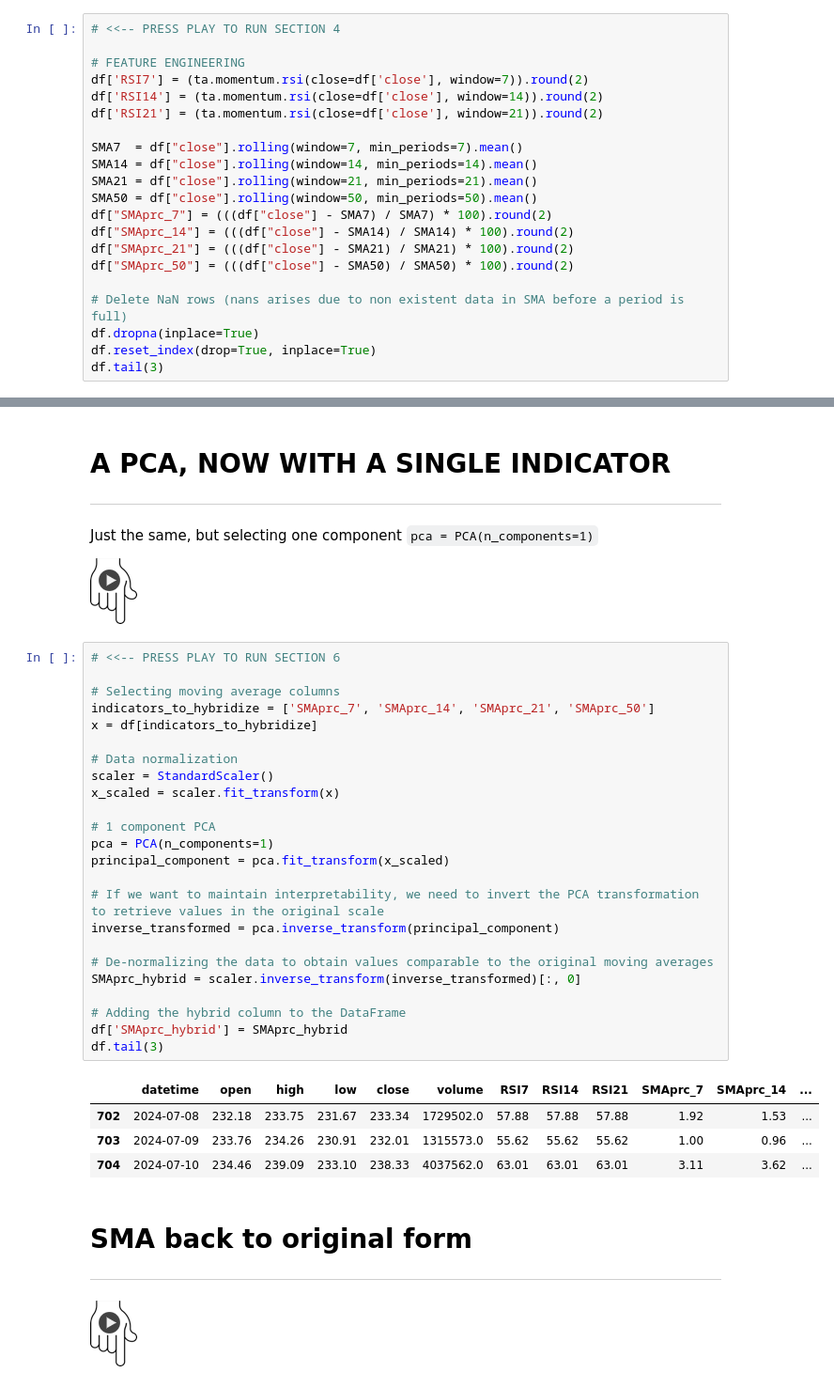
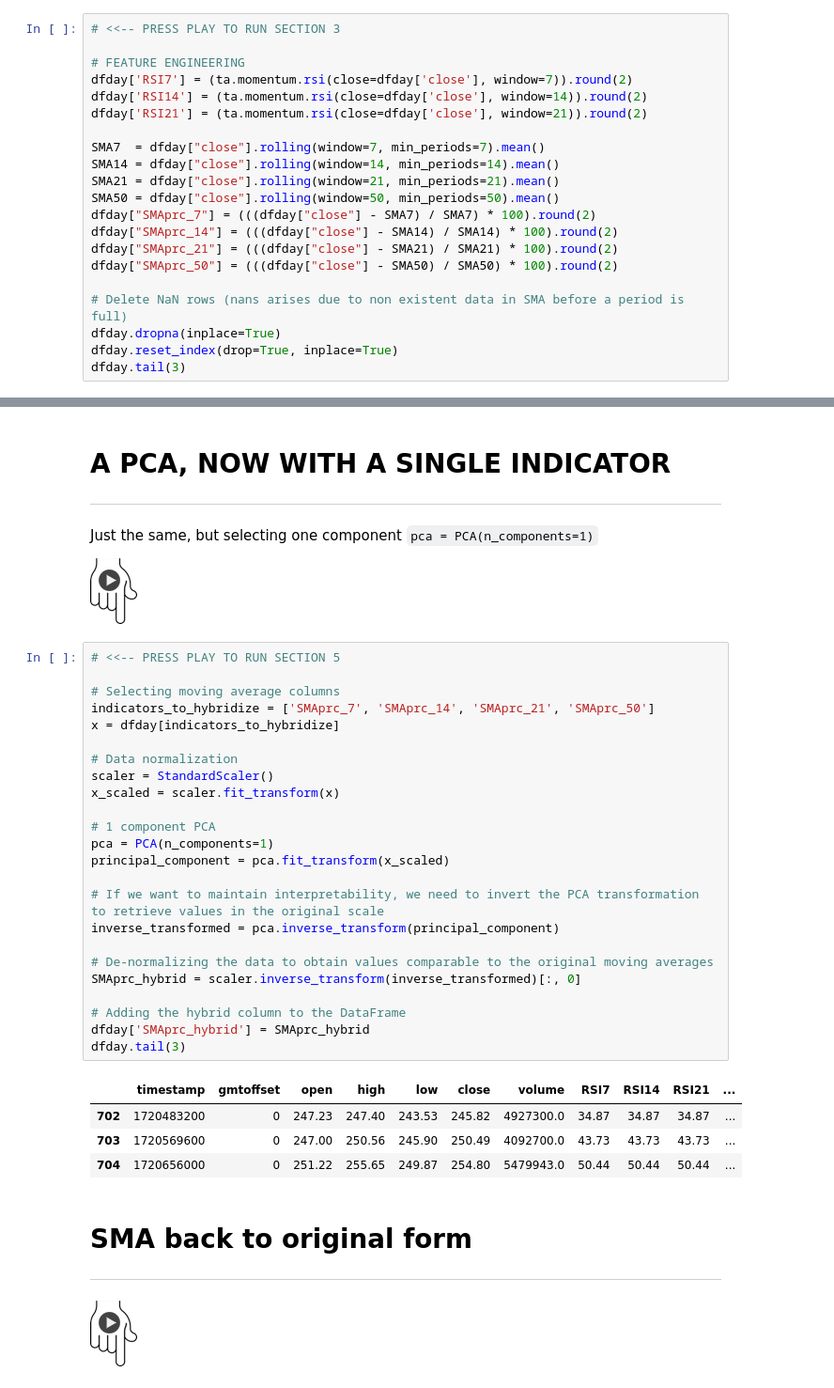
Before and after one commit to AImetricsIO/udemy_advances_ta_ml, a Jupyter notebook: Hybrid_Indicator_Apple.ipynb, the cells around one changed output, grey strips where cells are left out. Shown at 94% size. Cells and saved outputs as stored; diff of their text form.

```diff
--- a/Hybrid_Indicator_Apple.ipynb
+++ b/Hybrid_Indicator_Apple.ipynb
@@ -141,24 +127,24 @@ There's a document in the course explaining why we must transform price based in
 
 ![de_play.png](embedded-picture-1)
 # %%
-# <<-- PRESS PLAY TO RUN SECTION 4
+# <<-- PRESS PLAY TO RUN SECTION 3
 
 # FEATURE ENGINEERING
-df['RSI7'] = (ta.momentum.rsi(close=df['close'], window=7)).round(2)
-df['RSI14'] = (ta.momentum.rsi(close=df['close'], window=14)).round(2)
-df['RSI21'] = (ta.momentum.rsi(close=df['close'], window=21)).round(2)
+dfday['RSI7'] = (ta.momentum.rsi(close=dfday['close'], window=7)).round(2)
+dfday['RSI14'] = (ta.momentum.rsi(close=dfday['close'], window=14)).round(2)
+dfday['RSI21'] = (ta.momentum.rsi(close=dfday['close'], window=21)).round(2)
 
-SMA7  = df["close"].rolling(window=7, min_periods=7).mean()
-SMA14 = df["close"].rolling(window=14, min_periods=14).mean()
-SMA21 = df["close"].rolling(window=21, min_periods=21).mean()
-SMA50 = df["close"].rolling(window=50, min_periods=50).mean()
-df["SMAprc_7"] = (((df["close"] - SMA7) / SMA7) * 100).round(2)
-df["SMAprc_14"] = (((df["close"] - SMA14) / SMA14) * 100).round(2)
-df["SMAprc_21"] = (((df["close"] - SMA21) / SMA21) * 100).round(2)
-df["SMAprc_50"] = (((df["close"] - SMA50) / SMA50) * 100).round(2)
+SMA7  = dfday["close"].rolling(window=7, min_periods=7).mean()
+SMA14 = dfday["close"].rolling(window=14, min_periods=14).mean()
+SMA21 = dfday["close"].rolling(window=21, min_periods=21).mean()
+SMA50 = dfday["close"].rolling(window=50, min_periods=50).mean()
+dfday["SMAprc_7"] = (((dfday["close"] - SMA7) / SMA7) * 100).round(2)
+dfday["SMAprc_14"] = (((dfday["close"] - SMA14) / SMA14) * 100).round(2)
+dfday["SMAprc_21"] = (((dfday["close"] - SMA21) / SMA21) * 100).round(2)
+dfday["SMAprc_50"] = (((dfday["close"] - SMA50) / SMA50) * 100).round(2)
 
 # Delete NaN rows (nans arises due to non existent data in SMA before a period is full)
-df.dropna(inplace=True)
-df.reset_index(drop=True, inplace=True)
-df.tail(3)
+dfday.dropna(inplace=True)
+dfday.reset_index(drop=True, inplace=True)
+dfday.tail(3)
 # %% [output]
@@ -219,34 +205,34 @@ Just the same, but selecting one component `pca = PCA(n_components=1)`
 
 ![de_play.png](embedded-picture-1)
 # %%
-# <<-- PRESS PLAY TO RUN SECTION 6
+# <<-- PRESS PLAY TO RUN SECTION 5
 
 # Selecting moving average columns
 indicators_to_hybridize = ['SMAprc_7', 'SMAprc_14', 'SMAprc_21', 'SMAprc_50']
-x = df[indicators_to_hybridize]
+x = dfday[indicators_to_hybridize]
 
 # Data normalization
 scaler = StandardScaler()
 x_scaled = scaler.fit_transform(x)
 
 # 1 component PCA
 pca = PCA(n_components=1)
 principal_component = pca.fit_transform(x_scaled)
 
 # If we want to maintain interpretability, we need to invert the PCA transformation to retrieve values in the original scale
 inverse_transformed = pca.inverse_transform(principal_component)
 
 # De-normalizing the data to obtain values comparable to the original moving averages
 SMAprc_hybrid = scaler.inverse_transform(inverse_transformed)[:, 0]
 
 # Adding the hybrid column to the DataFrame
-df['SMAprc_hybrid'] = SMAprc_hybrid
-df.tail(3)
+dfday['SMAprc_hybrid'] = SMAprc_hybrid
+dfday.tail(3)
 # %% [output]
-|  | datetime | open | high | low | close | volume | RSI7 | RSI14 | RSI21 | SMAprc_7 | SMAprc_14 | ... |
-| 702 | 2024-07-08 | 232.18 | 233.75 | 231.67 | 233.34 | 1729502.0 | 57.88 | 57.88 | 57.88 | 1.92 | 1.53 | ... |
-| 703 | 2024-07-09 | 233.76 | 234.26 | 230.91 | 232.01 | 1315573.0 | 55.62 | 55.62 | 55.62 | 1.00 | 0.96 | ... |
-| 704 | 2024-07-10 | 234.46 | 239.09 | 233.10 | 238.33 | 4037562.0 | 63.01 | 63.01 | 63.01 | 3.11 | 3.62 | ... |
+|  | timestamp | gmtoffset | open | high | low | close | volume | RSI7 | RSI14 | RSI21 | ... |
+| 702 | 1720483200 | 0 | 247.23 | 247.40 | 243.53 | 245.82 | 4927300.0 | 34.87 | 34.87 | 34.87 | ... |
+| 703 | 1720569600 | 0 | 247.00 | 250.56 | 245.90 | 250.49 | 4092700.0 | 43.73 | 43.73 | 43.73 | ... |
+| 704 | 1720656000 | 0 | 251.22 | 255.65 | 249.87 | 254.80 | 5479943.0 | 50.44 | 50.44 | 50.44 | ... |
 # %% [markdown]
 # **SMA back to original form**
 
```
Also changed, not shown: parts of 11 cells of this notebook.
